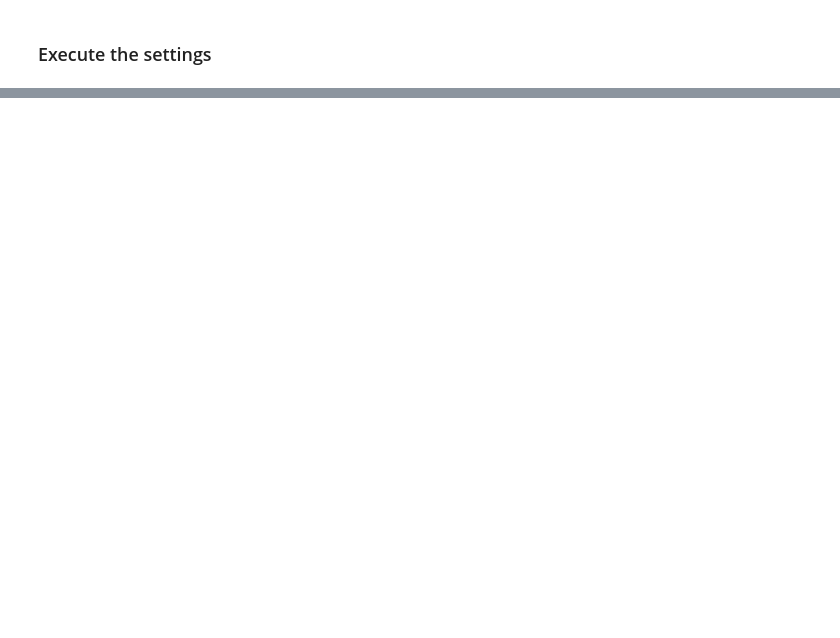
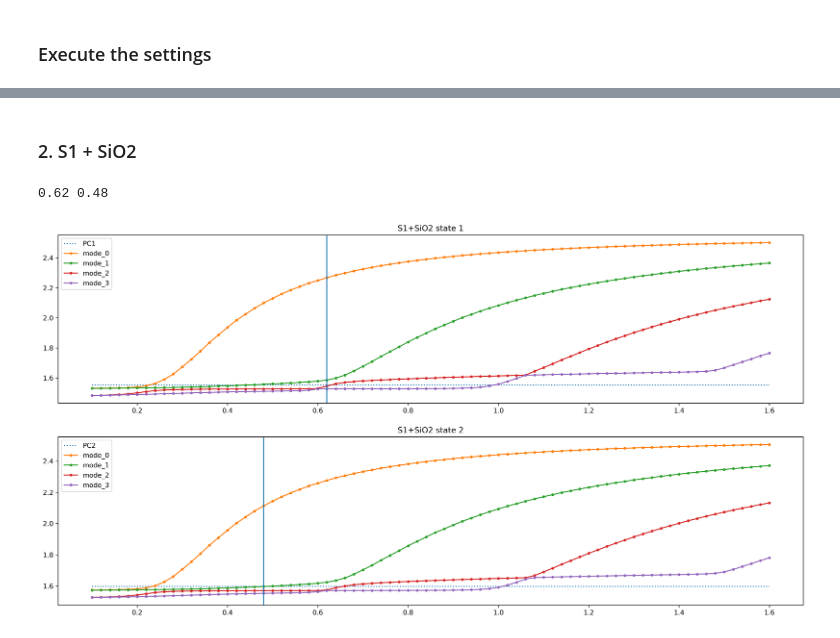
Before and after one commit to raindroid/ECE558_Proj, a Jupyter notebook: TuoYucan_v2.ipynb, the cells around one changed output, grey strips where cells are left out. Cells and saved outputs as stored; diff of their text form; code cells hidden in the pictures; blank space fills up the shorter version.

```diff
--- a/TuoYucan_v2.ipynb
+++ b/TuoYucan_v2.ipynb
@@ -330,0 +381,9 @@ with Halo(text='Simulating', spinner='dots') as spinner:
+# %% [markdown]
+### 2. S1 + SiO2
+# %%
+s = 1
+setting_S2 = np.load(get_path(settings[s][0]))
+plot_data_line(settings[s], setting_S1)
+# %% [output]
+0.62 0.48
+[figure, added]
```
Also changed, not shown: parts of 12 cells of this notebook, 2 other files.
